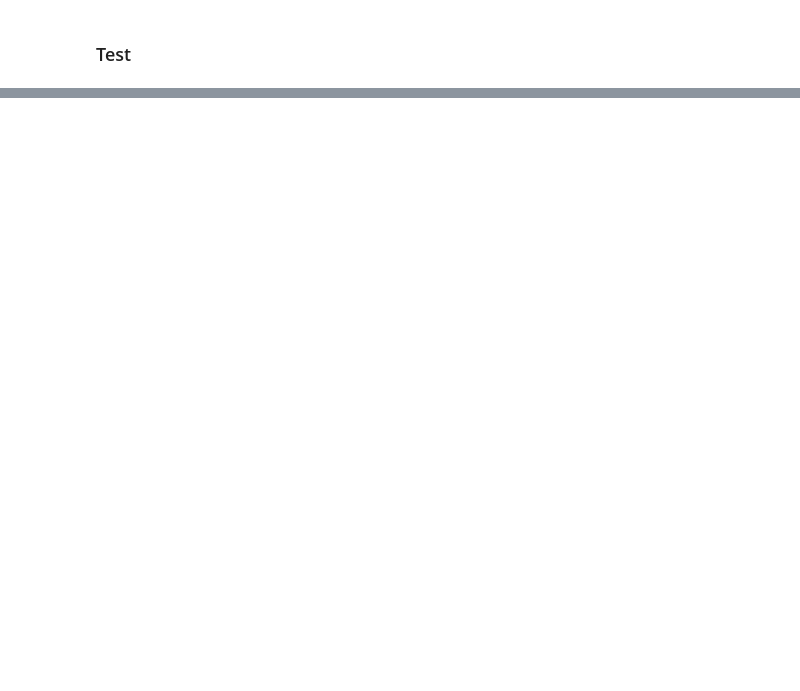
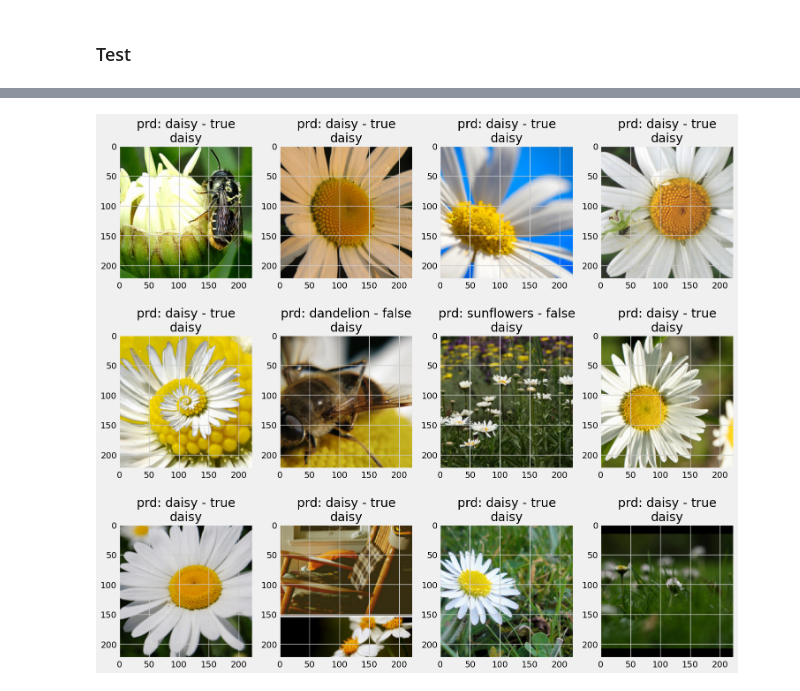
Before and after one commit to jiamny/Pytorch_image_classification_models, a Jupyter notebook: DPN.ipynb, the cells around one changed output, grey strips where cells are left out. Cells and saved outputs as stored; diff of their text form; code cells hidden in the pictures; blank space fills up the shorter version.

```diff
--- a/DPN.ipynb
+++ b/DPN.ipynb
@@ -295,12 +330,13 @@ def train(model, optimizer, loss_fn, train_loader, val_loader, epochs=10, device
             epoch + 1, training_loss, valid_loss, num_correct / num_examples))
 # %%
 model.to(device)
-optimizer = optim.Adam(model.parameters(), lr=0.001)
+params = [p for p in model.parameters() if p.requires_grad]
+optimizer = optim.Adam(params, lr=0.001)
 # %% [markdown]
 ### Training model
 # %%
 # Training model
 
 train(model, optimizer,torch.nn.CrossEntropyLoss(), train_data_loader,
-      val_data_loader, epochs=20, device=device)
+      val_data_loader, epochs=50, device=device)
 # %% [output]
@@ -324,11 +360,11 @@ Epoch: 20,  Training Loss: 1.26, Validation Loss: 2.45, accuracy = 0.42
 # %% [markdown]
 ### Test
 # %%
-test_data_path = "./data/flowers/test/"
-test_data = torchvision.datasets.ImageFolder(root=test_data_path,transform=img_transforms)
+test_data = torchvision.datasets.ImageFolder(root=test_data_path,transform=data_transform['val'])
 
-batch_size=32
-test_loader = torch.utils.data.DataLoader(test_data, batch_size=batch_size,shuffle=False)
+batch_size=16
+test_loader = torch.utils.data.DataLoader(test_data, batch_size=batch_size,
+                                          shuffle=False, num_workers=nw)
 
 loss_fn = torch.nn.CrossEntropyLoss()
 
@@ -349,5 +385,5 @@ for batch in test_loader:
     num_examples += correct.shape[0]
 test_loss /= len(test_loader.dataset)
 
-print('Test Loss: {:.2f}, accuracy = {:.2f}'.format(test_loss, num_correct / num_examples))
+print('Test Loss: {:.4f}, accuracy = {:.2f}'.format(test_loss, num_correct / num_examples))
 # %% [output]
@@ -382,0 +391,75 @@ tensor([97, 23, 97, 59, 59, 67, 96, 72,  6,  6,  6,  6,  7, 77, 32,  7,  7, 36,
+# %%
+it = iter(test_loader)
+it.__next__()
+dt, labs = it.__next__()
+dt = dt.to(device)
+output = model(dt)
+prd_labs = torch.max(F.softmax(output), dim=1)[1].view(-1)
+print(labs)
+print(prd_labs)
+
+img_mean = torch.tensor([0.485, 0.456, 0.406]).reshape((3, 1, 1)).to(device)
+img_std = torch.tensor([0.229, 0.224, 0.225]).reshape((3, 1, 1)).to(device)
+print(dt[0].cpu().numpy().shape)
+print(img_mean.cpu().numpy().shape)
+
+plt.figure(figsize=(25,30))
+row = 4
+col = 3
+if google_flowers:
+    row = 3
+    col = 4
+    plt.figure(figsize=(16,15))
+
+k = 0
+for i in range(row):
+    for j in range(col):
+        if google_flowers:
+            ax = plt.subplot2grid((3,4), (i,j))
+        else:
+            ax = plt.subplot2grid((4,5), (i,j))
+
+        # -----------------------------------------------------------------------------------------------------------------
+        # tensor denormalization
+        # -----------------------------------------------------------------------------------------------------------------
+        img_dt = torch.mul(dt[k], img_std) + img_mean
+        img_dt = img_dt*255
+        img_dt = img_dt.to(torch.uint8)
+
+        if torch.cuda.is_available():
+            img_dt = img_dt.cpu().numpy().transpose((1, 2, 0))
+            if google_flowers:
+                if int(prd_labs[k].cpu().numpy()) == int(labs[k].numpy()):
+                    tlt = 'prd: ' + cls_2_name[str(prd_labs[k].cpu().numpy())] + ' - true\n' + cls_2_name[str(labs[k].numpy())]
+                    ax.imshow(img_dt)
+                else:
+                    tlt = 'prd: ' + cls_2_name[str(prd_labs[k].cpu().numpy())] + ' - false\n' + cls_2_name[str(labs[k].numpy())]
+                    ax.imshow(img_dt)
+            else:
+                if int(prd_labs[k].cpu().numpy()) == int(labs[k].numpy()):
+                    tlt = 'prd: ' + cls_2_name[int(prd_labs[k].cpu().numpy())] + ' - true\n' + cls_2_name[int(labs[k].numpy())]
+                    ax.imshow(img_dt)
+                else:
+                    tlt = 'prd: ' + cls_2_name[int(prd_labs[k].cpu().numpy())] + ' - false\n ' + cls_2_name[int(labs[k].numpy())]
+                    ax.imshow(img_dt)
+        else:
+            img_dt = img_dt.numpy().transpose((1, 2, 0))
+            if google_flowers:
+                if int(prd_labs[k].numpy()) == int(labs[k].numpy()):
+                    tlt = 'prd: ' + cls_2_name[str(prd_labs[k].numpy())] + ' - true\n ' + cls_2_name[str(labs[k].numpy())]
+                    ax.imshow(img_dt)
+                else:
+                    tlt = 'prd: ' + cls_2_name[str(prd_labs[k].numpy())] + ' - false\n' + cls_2_name[str(labs[k].numpy())]
+                    ax.imshow(img_dt)
+            else:
+                if int(prd_labs[k].numpy()) == int(labs[k].numpy()):
+                    tlt = 'prd: ' + cls_2_name[int(prd_labs[k].numpy())] + ' - true\n' + cls_2_name[int(labs[k].numpy())]
+                    ax.imshow(img_dt)
+                else:
+                    tlt = 'prd: ' + cls_2_name[int(prd_labs[k].numpy())] + ' - false\n' + cls_2_name[int(labs[k].numpy())]
+                    ax.imshow(img_dt)
+        ax.title.set_text(tlt)
+        #ax.scatter(range(20),range(20)+np.random.randint(-5,5,20))
+        k = k + 1
+plt.show()
+# %% [output]
@@ -382,0 +471 @@ tensor([97, 23, 97, 59, 59, 67, 96, 72,  6,  6,  6,  6,  7, 77, 32,  7,  7, 36,
+[figure, added]
```
Also changed, not shown: parts of 11 cells of this notebook, 21 other files.
